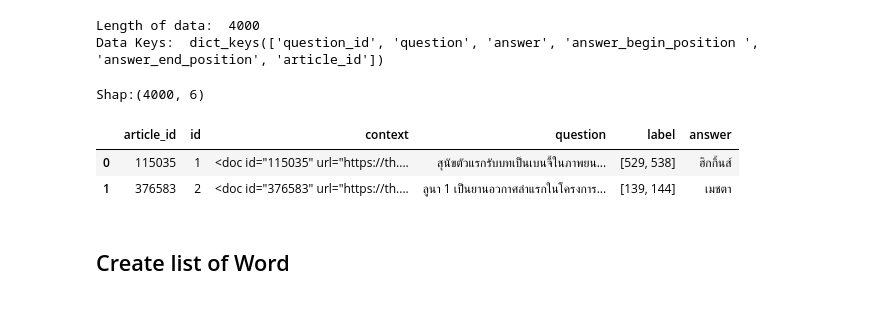
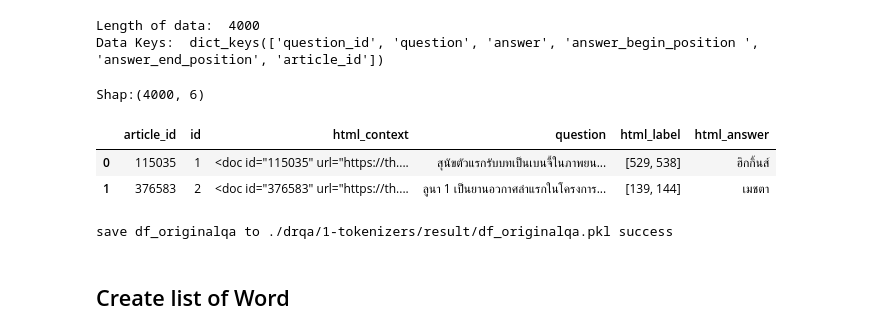
Before and after one commit to taitip-supha/Open-Domain-QA-DrQA, a Jupyter notebook: drqa/1-tokenizers/ThaiWiki.ipynb, the cells around one changed output. Saved outputs shown, nothing was run; the diff lists cells and outputs as text; code cells hidden in the pictures.

```diff
--- a/drqa/1-tokenizers/ThaiWiki.ipynb
+++ b/drqa/1-tokenizers/ThaiWiki.ipynb
@@ -145,24 +146,28 @@ Data Keys:  dict_keys(['question_id', 'question', 'answer', 'answer_begin_positi
 # %%
 #load data JSON to DataFrame
 qa_lst = []
 for qa in data['data']:
     qa_dict = {}
     qa_dict['article_id'] = qa['article_id']
     qa_dict['id'] = qa['question_id']
-    qa_dict['context']  = load_article( f"./data/documents-nsc/{qa['article_id']}.txt")
+    qa_dict['html_context']  = load_article( f"./data/documents-nsc/{qa['article_id']}.txt")
     qa_dict['question'] = qa['question']
-    qa_dict['label'] = [qa['answer_begin_position '],qa['answer_end_position']]
-    qa_dict['answer'] = qa['answer']
+    qa_dict['html_label'] = [qa['answer_begin_position '],qa['answer_end_position']]
+    qa_dict['html_answer'] = qa['answer']
     qa_lst.append(qa_dict)
 
 df_qa = pd.DataFrame(qa_lst)
 print(f"Shap:{df_qa.shape}")
 display(df_qa.head(2))
 # %% [output]
 Shap:(4000, 6)
-|  | article_id | id | context | question | label | answer |
+|  | article_id | id | html_context | question | html_label | html_answer |
 | 0 | 115035 | 1 | <doc id="115035" url="https://th.... | สุนัขตัวแรกรับบทเป็นเบนจี้ในภาพยน... | [529, 538] | ฮิกกิ้นส์ |
 | 1 | 376583 | 2 | <doc id="376583" url="https://th.... | ลูนา 1 เป็นยานอวกาศลำแรกในโครงการ... | [139, 144] | เมชตา |
+# %%
+save_to_pickle(df_qa , "./drqa/1-tokenizers/result/df_originalqa.pkl")
+# %% [output]
+save df_originalqa to ./drqa/1-tokenizers/result/df_originalqa.pkl success
 # %% [markdown]
 ## Create list of Word
 # %%
```
Also changed, not shown: parts of 1 cell of this notebook.
